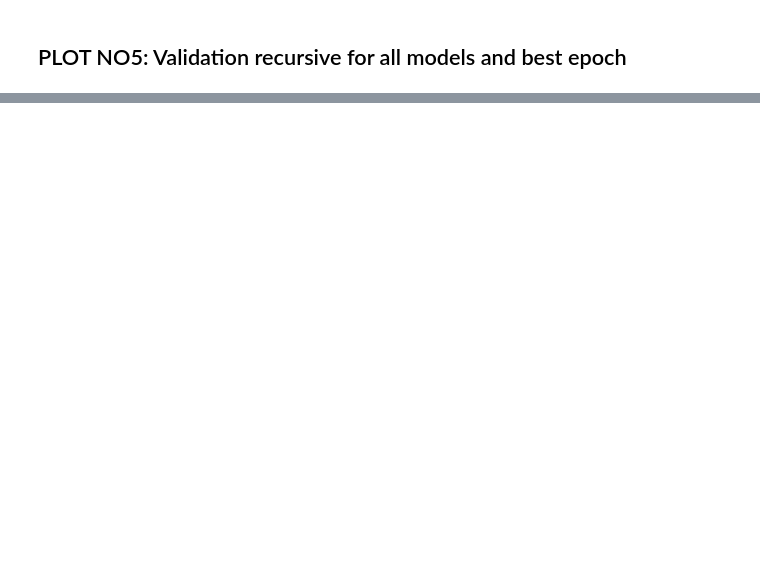
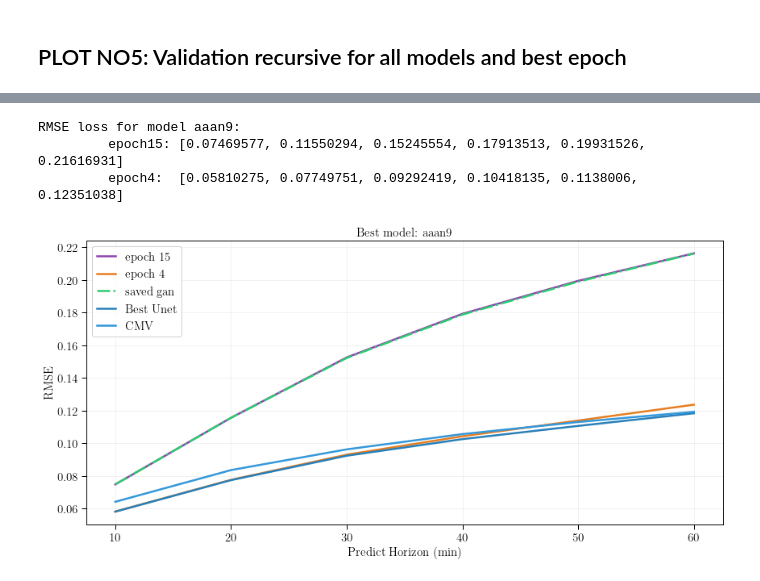
Before and after one commit to francomozo/deepCloud-latex-plots, a Jupyter notebook: deepCloud_doc_plots.ipynb, the cells around one changed output, grey strips where cells are left out. Drawn from its saved outputs; the diff is of its cells as text; code cells hidden in the pictures; blank space fills up the shorter version.

Commit message:
:cyclone: 6.3 graphs

```diff
--- a/deepCloud_doc_plots.ipynb
+++ b/deepCloud_doc_plots.ipynb
@@ -1056,0 +1303,78 @@ plt.show()
+# %%
+# Voy a verificar si guarde los modelos en la mejor val loss o no
+# En teoria el mejor modelo es el "aaan9" en la epoca 4
+# voy a plotear este modelo en la epoca 4 y la epoca 15 y despues levantar
+# el modelo en el cluster y ver cual de las dos guardo
+
+outputs = gan_experiments['val_recursive_1hour_models_15epochs']
+aaan9_ep15 = outputs['aaan9']
+
+outputs = gan_experiments['best_val_loss_and_epoch']
+aaan9_ep4 = outputs['aaan9']['val_rec_1hr']
+
+print(f'RMSE loss for model aaan9:')
+print(f'\t epoch15: {aaan9_ep15}')
+print(f'\t epoch4:  {aaan9_ep4}')
+
+# Plotting
+show_legend = True
+
+# Enable latex text edit
+plt.rc('text', usetex=True)
+plt.rc('font', family='serif')
+
+# Plot
+fig = plt.figure()
+fig.set_size_inches(12, 6)
+ax = fig.add_subplot(1, 1, 1)
+
+# Labels and Title
+ax.set_title(r'Best model: aaan9', fontsize=fontSize)
+ax.set_xlabel(r'Predict Horizon (min)', fontsize=fontSize)
+ax.set_ylabel(r'RMSE', fontsize=fontSize)
+
+# Tick size
+ax.xaxis.set_tick_params(labelsize=fontSize)
+ax.yaxis.set_tick_params(labelsize=fontSize)
+ax.grid(alpha=.2)
+
+# Thicknes and axis colors
+for axis in ['top','bottom','left','right']:
+    ax.spines[axis].set_linewidth(1.0)
+ax.tick_params(direction='out', length=6, width=1, colors='k')
+
+# Plotting
+x = range(10, 70, 10)
+
+ax.plot(x, aaan9_ep15, color=Colors.wisteria,
+                linewidth=2.5, label=f'epoch 15')
+ax.plot(x, aaan9_ep4, color=Colors.carrot,
+                linewidth=2.5, label=f'epoch {epoch}')
+
+
+saved_gan = [0.07478834, 0.11548448, 0.15211733, 0.1786568,  0.19881453, 0.21599801]
+
+ax.plot(x, saved_gan, color=Colors.emerald,
+                linewidth=2.5, linestyle=Linestyles.dashdot, label=f'saved gan')
+ax.plot(x, best_unet, color=Colors.belizeHole, linewidth=2.5, label=r'Best Unet')
+ax.plot(x, cmv, color=Colors.peterRiver, linewidth=2.5, label=r'CMV')
+
+
+# Text over plots
+if show_legend:
+    ax.legend(shadow=False, loc=0, handlelength=1.5,
+            fontsize=fontSize, framealpha=0.9)
+
+# Save figure as PDF
+save_fig = True
+if save_fig:
+    fig.tight_layout()
+    fig.savefig('./figures/kaka.png')
+
+plt.tight_layout()
+plt.show()
+# %% [output]
+RMSE loss for model aaan9:
+         epoch15: [0.07469577, 0.11550294, 0.15245554, 0.17913513, 0.19931526, 0.21616931]
+         epoch4:  [0.05810275, 0.07749751, 0.09292419, 0.10418135, 0.1138006, 0.12351038]
+[figure, added]
```
Also changed, not shown: parts of 18 cells of this notebook.
